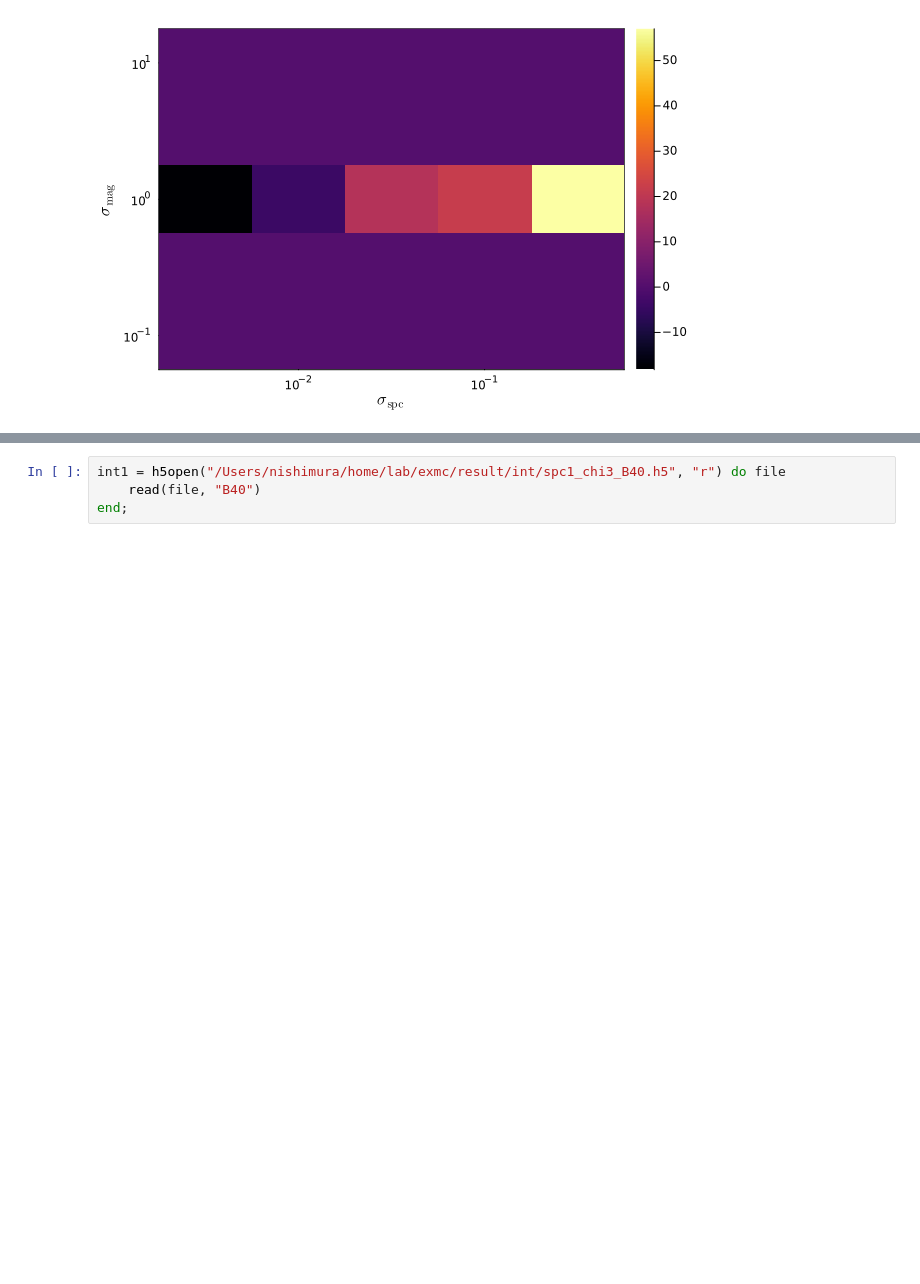
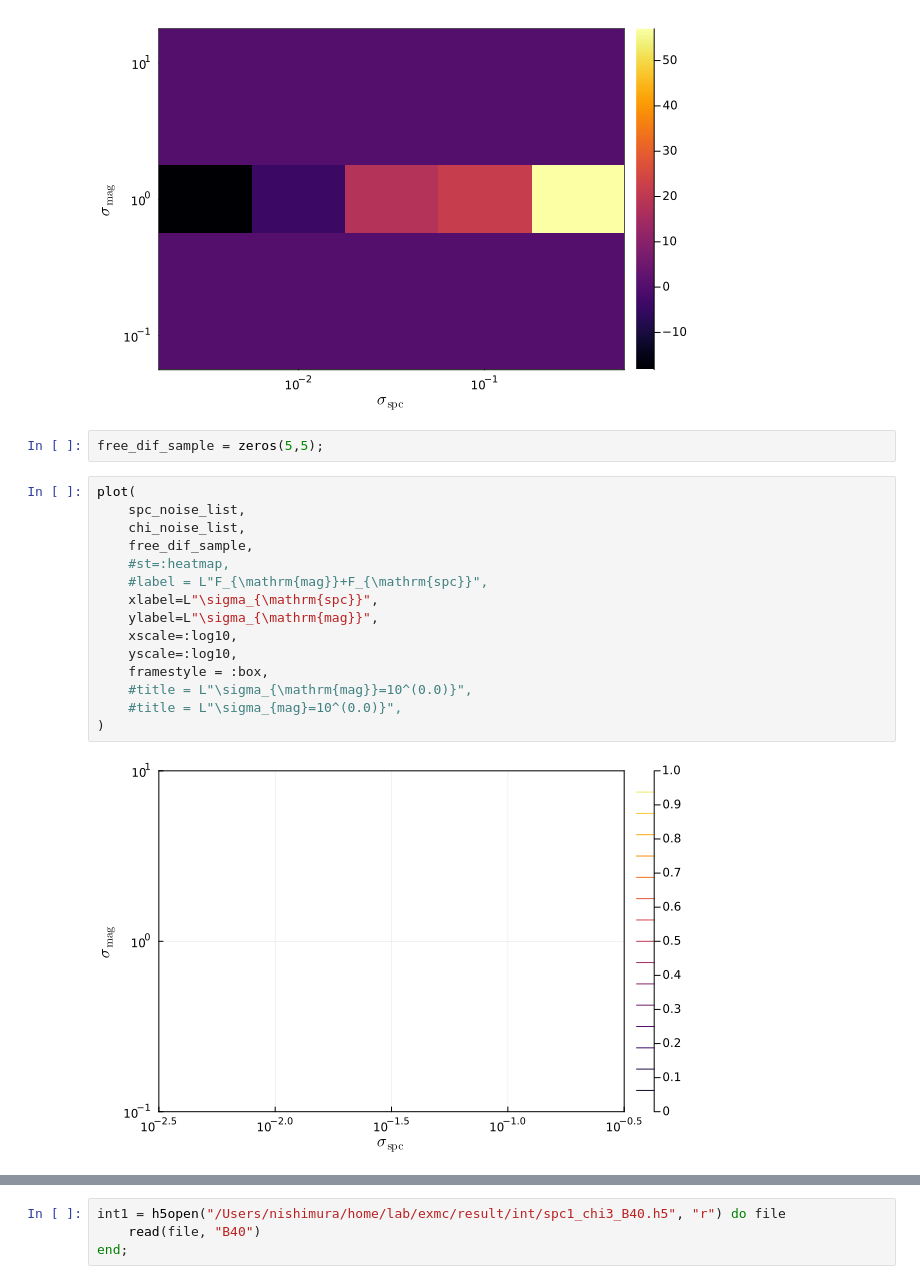
Before and after one commit to alessi-24/lab, a Jupyter notebook: exmc/phase_chart/phase_chart.ipynb, the cells around one changed output, grey strips where cells are left out. Saved outputs shown, nothing was run; the diff lists cells and outputs as text; blank space fills up the shorter version.

```diff
--- a/exmc/phase_chart/phase_chart.ipynb
+++ b/exmc/phase_chart/phase_chart.ipynb
@@ -187,3 +187,22 @@ plot(
 )
 # %% [output]
 [figure]
+# %%
+free_dif_sample = zeros(5,5);
+# %%
+plot(
+    spc_noise_list,
+    chi_noise_list,
+    free_dif_sample,
+    #st=:heatmap,
+    #label = L"F_{\mathrm{mag}}+F_{\mathrm{spc}}",
+    xlabel=L"\sigma_{\mathrm{spc}}",
+    ylabel=L"\sigma_{\mathrm{mag}}",
+    xscale=:log10,
+    yscale=:log10,
+    framestyle = :box,
+    #title = L"\sigma_{\mathrm{mag}}=10^(0.0)}",
+    #title = L"\sigma_{mag}=10^(0.0)}",
+)
+# %% [output]
+[figure, added]
```
Also changed, not shown: parts of 1 cell of this notebook, 1 other file.
